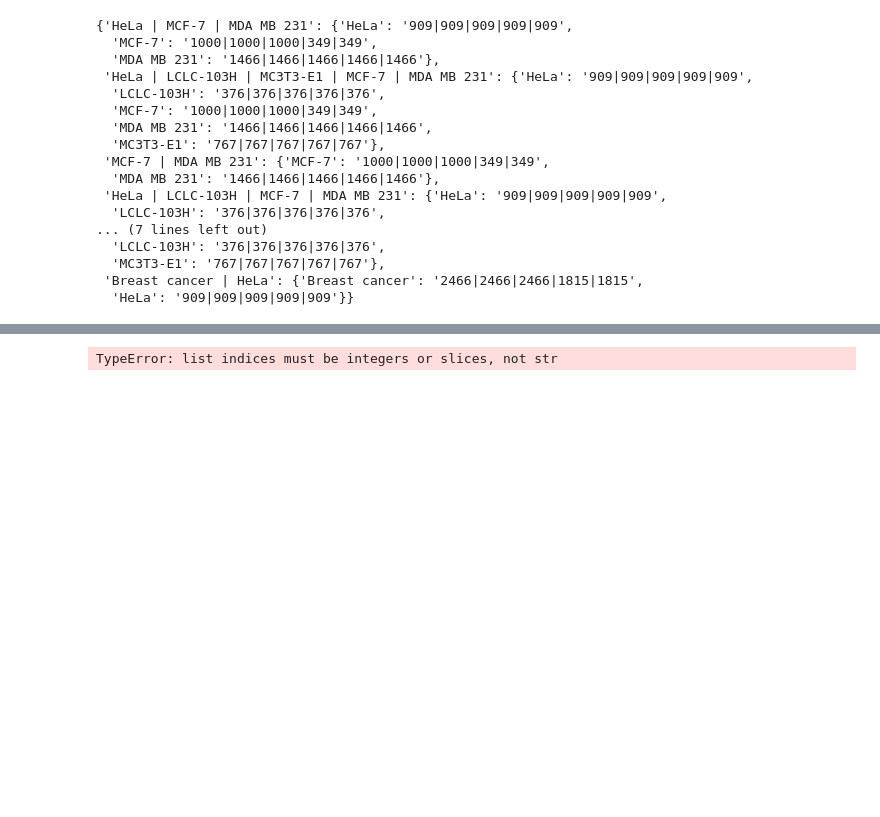
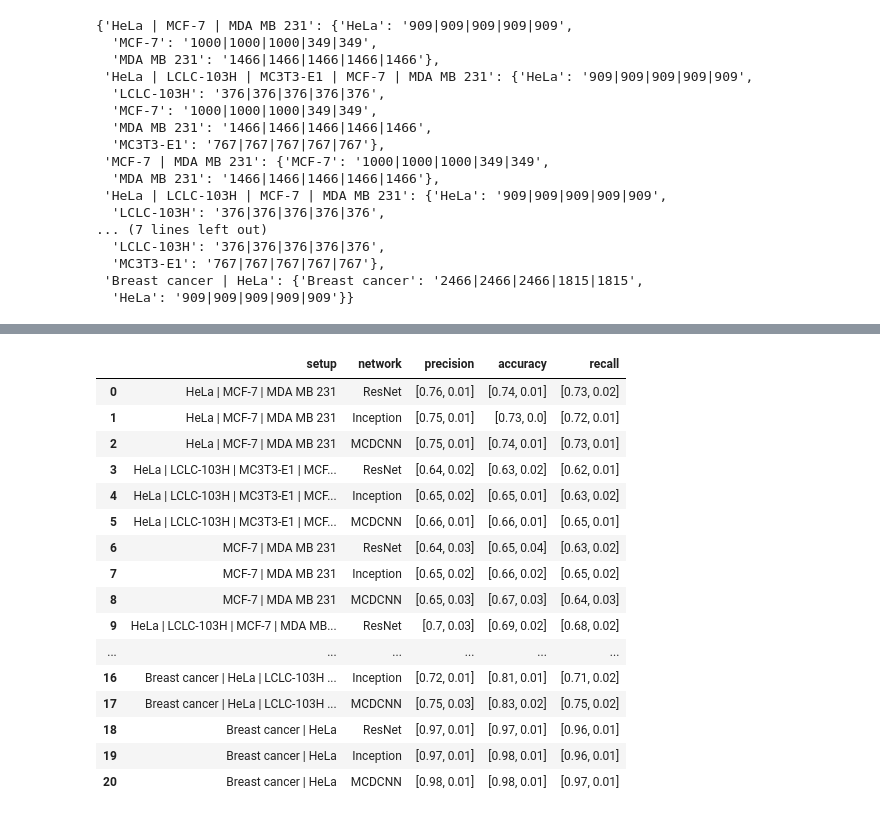
Before and after one commit to Nanobiosensorics/single-cell-tsc, a Jupyter notebook: notebooks/stats.ipynb, the cells around one changed output, grey strips where cells are left out. Cells and saved outputs as stored; diff of their text form; code cells hidden in the pictures; blank space fills up the shorter version.

```diff
--- a/notebooks/stats.ipynb
+++ b/notebooks/stats.ipynb
@@ -216,10 +240,10 @@ for nw in networks:
         if not tp in stats_dict[nw]:
             stats_dict[nw][tp] = {}
         l = []
-        for tm in ['1hrs']:
+        for tm in [90]:
             precision, accuracy, recall, duration = [], [], [], []
             for fd in VAL_FOLDERS:
-                df = pd.read_csv(os.path.join(MEAS_PATH, tm, tp, nw, 'train-test_itr_0', fd, stat_file_name))
+                df = pd.read_csv(os.path.join(MEAS_PATH, tp, str(tm), nw, fd, stat_file_name))
                 precision.append(df.precision.item())
                 accuracy.append(df.accuracy.item())
                 recall.append(df.recall.item())
@@ -241,23 +265,40 @@ for nw in networks:
 
 
 
-with open('stats.json', 'w') as fp:
-    json.dump(stats_dict,
-              fp,
-              sort_keys=False,
-              indent=4,
-              separators=(',', ': ')
-              )
+# with open('stats.json', 'w') as fp:
+#     json.dump(stats_dict,
+#               fp,
+#               sort_keys=False,
+#               indent=4,
+#               separators=(',', ': ')
+#               )
 # %%
 stats_list = []
 
 for tp in MEAS_TYPES:
-    for nw in NETWORKS:
+    for nw in networks:
        row = [format_cell_types(tp), model_names[nw], stats_dict[nw][tp]['precision'],stats_dict[nw][tp]['accuracy'],stats_dict[nw][tp]['recall']]
        stats_list.append(row)
 
 df = pd.DataFrame(stats_list, columns=['setup', 'network', 'precision', 'accuracy', 'recall'])
-df.to_excel('stats.xlsx')
+df.to_excel(os.path.join(MEAS_PATH, 'stats.xlsx'))
+df.to_csv(os.path.join(MEAS_PATH, 'stats.csv'))
 df
 # %% [output]
-TypeError: list indices must be integers or slices, not str
+|  | setup | network | precision | accuracy | recall |
+| 0 | HeLa | MCF-7 | MDA MB 231 | ResNet | [0.76, 0.01] | [0.74, 0.01] | [0.73, 0.02] |
+| 1 | HeLa | MCF-7 | MDA MB 231 | Inception | [0.75, 0.01] | [0.73, 0.0] | [0.72, 0.01] |
+| 2 | HeLa | MCF-7 | MDA MB 231 | MCDCNN | [0.75, 0.01] | [0.74, 0.01] | [0.73, 0.01] |
+| 3 | HeLa | LCLC-103H | MC3T3-E1 | MCF... | ResNet | [0.64, 0.02] | [0.63, 0.02] | [0.62, 0.01] |
+| 4 | HeLa | LCLC-103H | MC3T3-E1 | MCF... | Inception | [0.65, 0.02] | [0.65, 0.01] | [0.63, 0.02] |
+| 5 | HeLa | LCLC-103H | MC3T3-E1 | MCF... | MCDCNN | [0.66, 0.01] | [0.66, 0.01] | [0.65, 0.01] |
+| 6 | MCF-7 | MDA MB 231 | ResNet | [0.64, 0.03] | [0.65, 0.04] | [0.63, 0.02] |
+| 7 | MCF-7 | MDA MB 231 | Inception | [0.65, 0.02] | [0.66, 0.02] | [0.65, 0.02] |
+| 8 | MCF-7 | MDA MB 231 | MCDCNN | [0.65, 0.03] | [0.67, 0.03] | [0.64, 0.03] |
+| 9 | HeLa | LCLC-103H | MCF-7 | MDA MB... | ResNet | [0.7, 0.03] | [0.69, 0.02] | [0.68, 0.02] |
+| ... | ... | ... | ... | ... | ... |
+| 16 | Breast cancer | HeLa | LCLC-103H ... | Inception | [0.72, 0.01] | [0.81, 0.01] | [0.71, 0.02] |
+| 17 | Breast cancer | HeLa | LCLC-103H ... | MCDCNN | [0.75, 0.03] | [0.83, 0.02] | [0.75, 0.02] |
+| 18 | Breast cancer | HeLa | ResNet | [0.97, 0.01] | [0.97, 0.01] | [0.96, 0.01] |
+| 19 | Breast cancer | HeLa | Inception | [0.97, 0.01] | [0.98, 0.01] | [0.96, 0.01] |
+| 20 | Breast cancer | HeLa | MCDCNN | [0.98, 0.01] | [0.98, 0.01] | [0.97, 0.01] |
```
Also changed, not shown: parts of 5 cells of this notebook.
